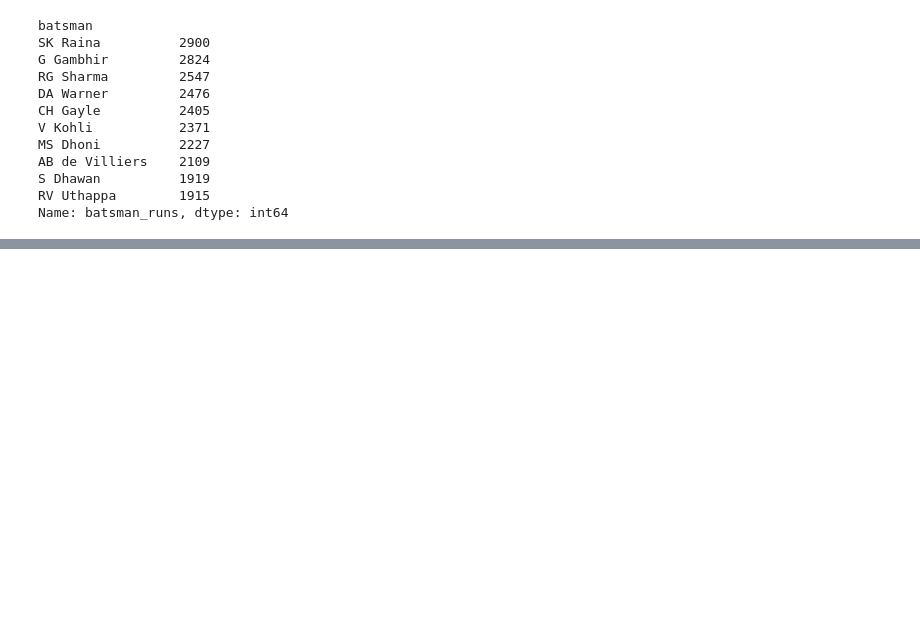
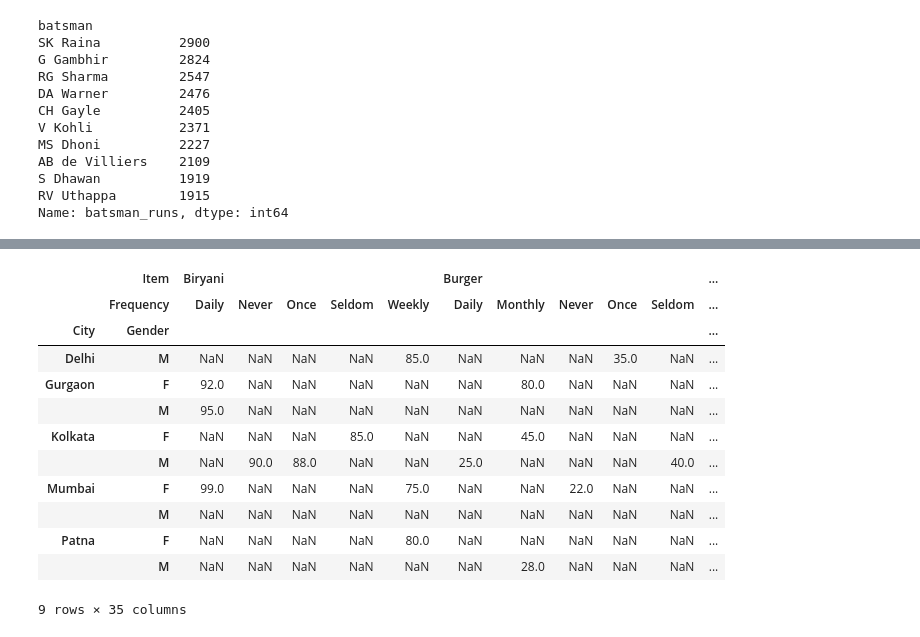
Before and after one commit to suyashsahu00/Hands-On_Machine_Learning_with_Scikit-Learn-Keras-and-TensorFlow, a Jupyter notebook: CampusX/Pandas/Pandas.ipynb, the cells around one changed output, grey strips where cells are left out. Saved outputs shown, nothing was run; the diff lists cells and outputs as text; code cells hidden in the pictures; blank space fills up the shorter version.

Commit message:
Pandas Pivot Table

```diff
--- a/CampusX/Pandas/Pandas.ipynb
+++ b/CampusX/Pandas/Pandas.ipynb
@@ -809,0 +812,6 @@ Name: batsman_runs, dtype: int64
+# %%
+import pandas as pd
+
+food = pd.read_csv('food.csv')
+print(food.shape)
+print(food.head())
@@ -809,0 +826,16 @@ Name: batsman_runs, dtype: int64
+# %%
+food.pivot_table(index=['City','Gender'], columns=['Item','Frequency'], values='Spends', aggfunc='mean')
+# %% [output]
+|  | Item | Biryani |  |  |  |  | Burger |  |  |  |  | ... |
+|  | Frequency | Daily | Never | Once | Seldom | Weekly | Daily | Monthly | Never | Once | Seldom | ... |
+| City | Gender |  |  |  |  |  |  |  |  |  |  | ... |
+| Delhi | M | NaN | NaN | NaN | NaN | 85.0 | NaN | NaN | NaN | 35.0 | NaN | ... |
+| Gurgaon | F | 92.0 | NaN | NaN | NaN | NaN | NaN | 80.0 | NaN | NaN | NaN | ... |
+|  | M | 95.0 | NaN | NaN | NaN | NaN | NaN | NaN | NaN | NaN | NaN | ... |
+| Kolkata | F | NaN | NaN | NaN | 85.0 | NaN | NaN | 45.0 | NaN | NaN | NaN | ... |
+|  | M | NaN | 90.0 | 88.0 | NaN | NaN | 25.0 | NaN | NaN | NaN | 40.0 | ... |
+| Mumbai | F | 99.0 | NaN | NaN | NaN | 75.0 | NaN | NaN | 22.0 | NaN | NaN | ... |
+|  | M | NaN | NaN | NaN | NaN | NaN | NaN | NaN | NaN | NaN | NaN | ... |
+| Patna | F | NaN | NaN | NaN | NaN | 80.0 | NaN | NaN | NaN | NaN | NaN | ... |
+|  | M | NaN | NaN | NaN | NaN | NaN | NaN | 28.0 | NaN | NaN | NaN | ... |
+9 rows × 35 columns
```
Also changed, not shown: parts of 2 cells of this notebook, 1 other file.
